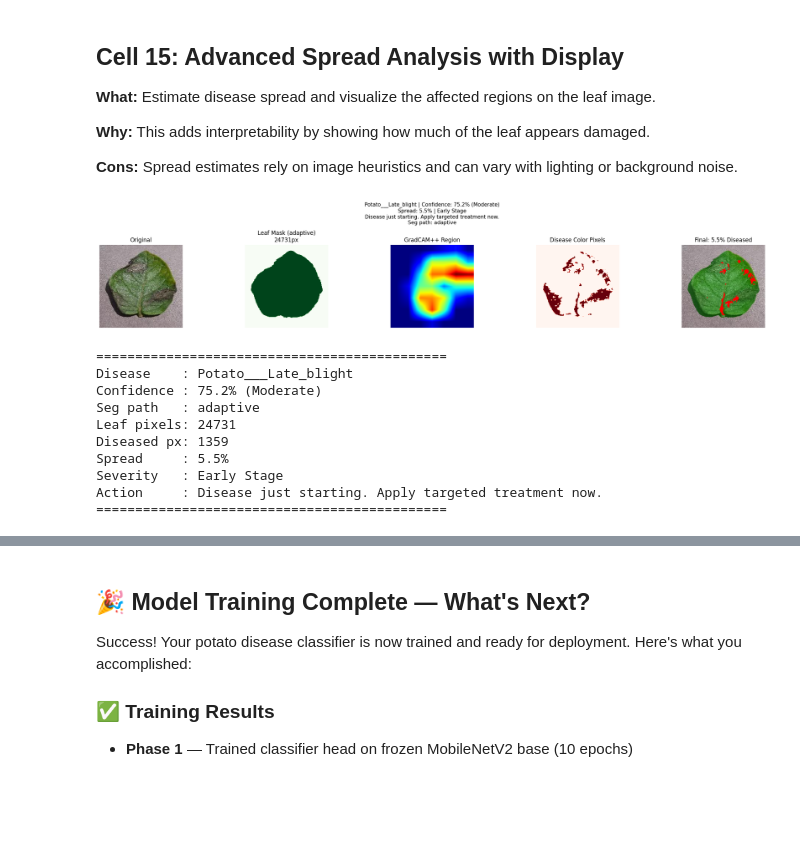
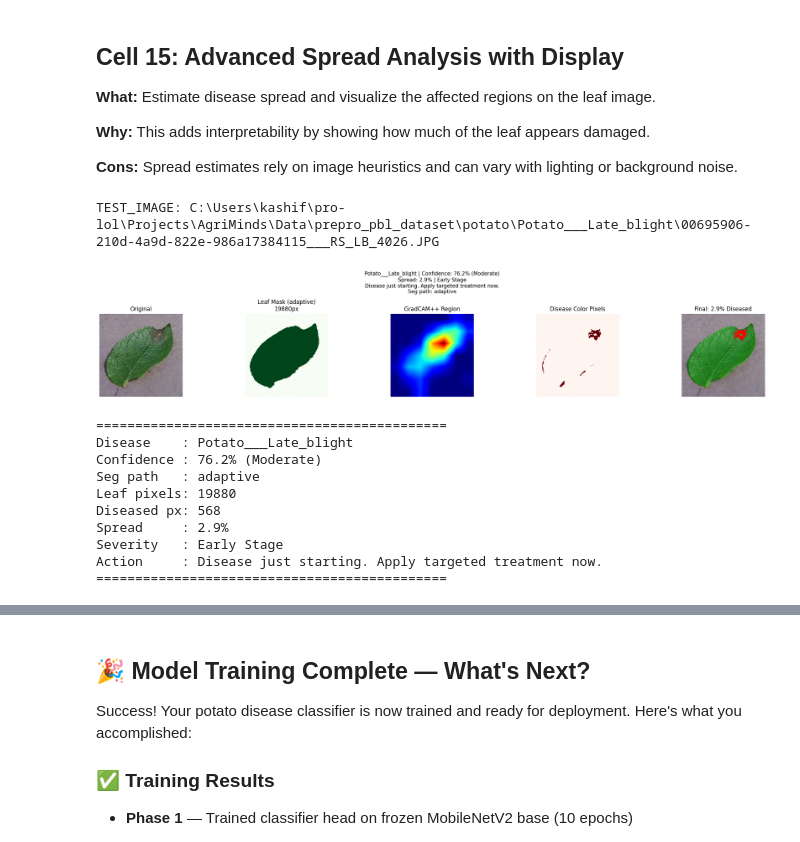
Before and after one commit to kasheww-nutt/AgriMinds, a Jupyter notebook: crops/Potato/potato_fixed.ipynb, the cells around one changed output, grey strips where cells are left out. Drawn from its saved outputs; the diff is of its cells as text; code cells hidden in the pictures; blank space fills up the shorter version.

```diff
--- a/crops/Potato/potato_fixed.ipynb
+++ b/crops/Potato/potato_fixed.ipynb
@@ -991,7 +1014,14 @@ If you want spread heatmaps, run Cell 11 once before Cell 13.
 # ── Cell 13: Advanced Spread Analysis with Display ────────────
 
 # ── Test it ───────────────────────────────────────────────────
-TEST_IMAGE = "/home/ares/Projects/Agriminds/Dataset/prepro_pbl_dataset/potato/Potato___Late_blight/0b092cda-db8c-489d-8c46-23ac3835310d___RS_LB_4480.JPG"  # change this
+late_blight_images = sorted((Path(DATASET_PATH) / "Potato___Late_blight").glob("*"))
+if not late_blight_images:
+    late_blight_images = sorted(Path(DATASET_PATH).glob("*/*"))
+if not late_blight_images:
+    raise FileNotFoundError(f"No test images found under {DATASET_PATH}")
+
+TEST_IMAGE = str(late_blight_images[0])
+print(f"TEST_IMAGE: {TEST_IMAGE}")
 
 if "run_potato_inference" not in globals():
     print("⚠️ Runner not initialized. Run Cell 12 first.")
@@ -1020,25 +1051,33 @@ Action     : Significant spread. Apply fungicide immediately.
 # %%
 # ── Cell 13: Advanced Spread Analysis with Display ────────────
 
-# ── Test it ───────────────────────────────────────────────────
-TEST_IMAGE = "/home/ares/Projects/Agriminds/Dataset/prepro_pbl_dataset/potato/Potato___Late_blight/0c83302d-4233-4e98-8ecf-755a970495bb___RS_LB_4904.JPG"  # change this
+# ── Test another current dataset image ────────────────────────
+late_blight_images = sorted((Path(DATASET_PATH) / "Potato___Late_blight").glob("*"))
+if not late_blight_images:
+    late_blight_images = sorted(Path(DATASET_PATH).glob("*/*"))
+if len(late_blight_images) < 2:
+    raise FileNotFoundError(f"Not enough test images found under {DATASET_PATH}")
+
+TEST_IMAGE = str(late_blight_images[min(1, len(late_blight_images) - 1)])
+print(f"TEST_IMAGE: {TEST_IMAGE}")
 
 if "run_potato_inference" not in globals():
     print("⚠️ Runner not initialized. Run Cell 12 first.")
 else:
     disease, confidence, spread_percent, severity = run_potato_inference(TEST_IMAGE)
 # %% [output]
+TEST_IMAGE: C:\Users\kashif\pro-lol\Projects\AgriMinds\Data\prepro_pbl_dataset\potato\Potato___Late_blight\00695906-210d-4a9d-822e-986a17384115___RS_LB_4026.JPG
-[figure, old version]
+[figure, new version]
-=============================================
-Disease    : Potato___Late_blight
-Confidence : 75.2% (Moderate)
-Seg path   : adaptive
-Leaf pixels: 24731
-Diseased px: 1359
-Spread     : 5.5%
-Severity   : Early Stage
-Action     : Disease just starting. Apply targeted treatment now.
-=============================================
+=============================================
+Disease    : Potato___Late_blight
+Confidence : 76.2% (Moderate)
+Seg path   : adaptive
+Leaf pixels: 19880
+Diseased px: 568
+Spread     : 2.9%
+Severity   : Early Stage
+Action     : Disease just starting. Apply targeted treatment now.
+=============================================
 # %%
 # ── Cell 13: Advanced Spread Analysis with Display ────────────
 
```
Also changed, not shown: parts of 8 cells of this notebook, 2 other files.
